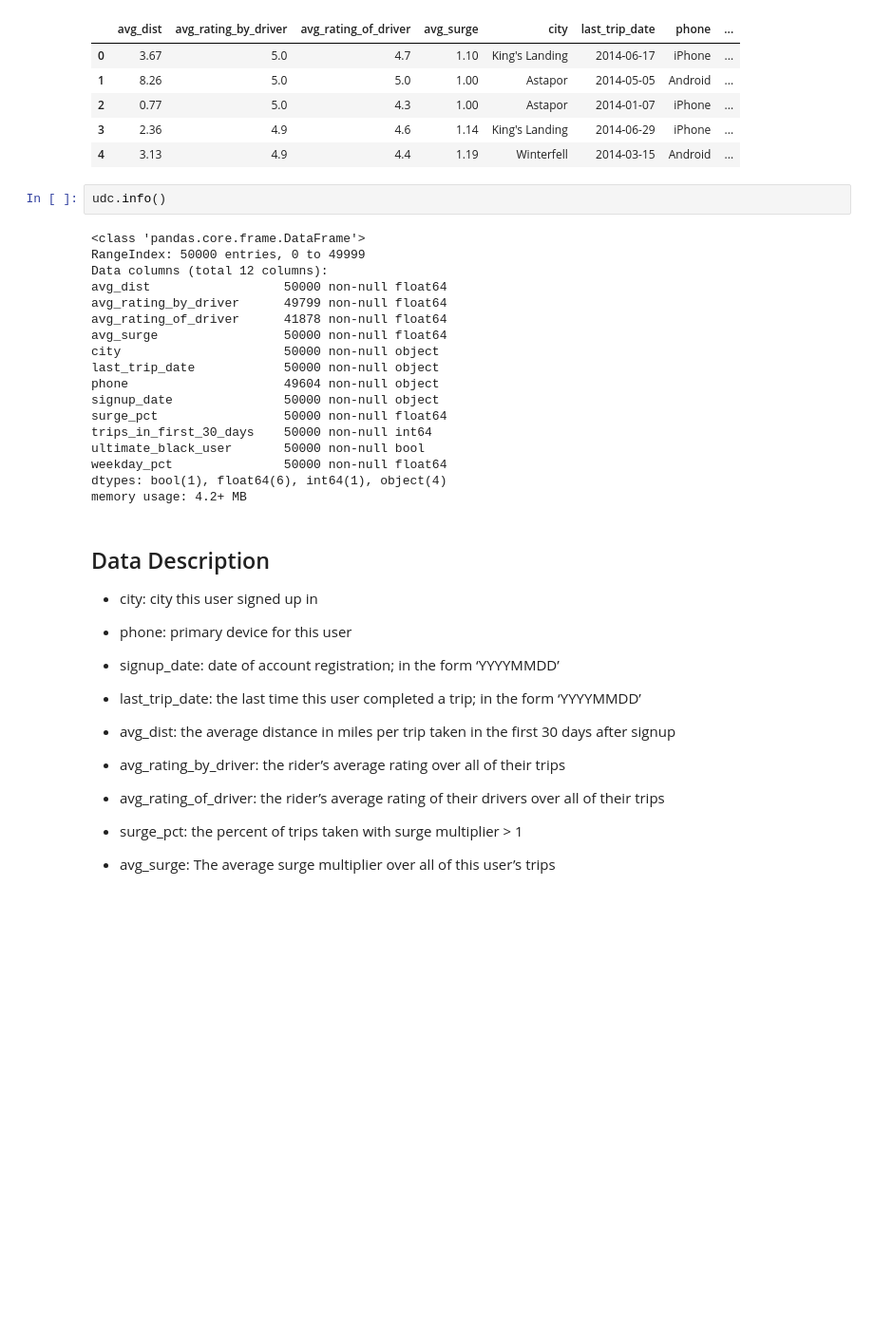
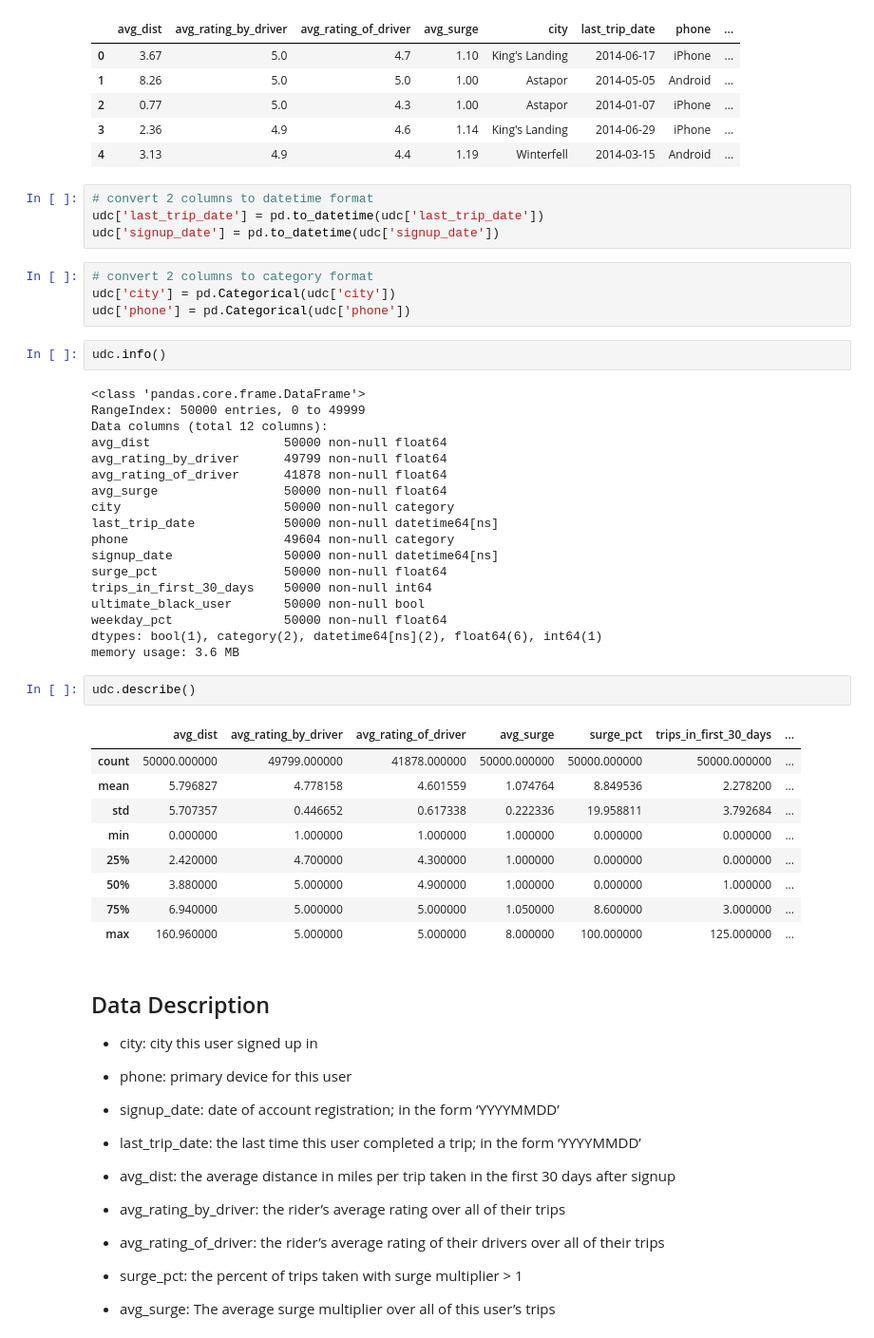
Before and after one commit to milesin3d/Springboard-MiniProjects, a Jupyter notebook: Ultimate Technologies Inc/Utimate_Technologies_Inc.ipynb, the cells around one changed output. Shown at 95% size. Drawn from its saved outputs; the diff is of its cells as text; blank space fills up the shorter version.

Commit message:
added data decriptions and convert column data types

```diff
--- a/Ultimate Technologies Inc/Utimate_Technologies_Inc.ipynb
+++ b/Ultimate Technologies Inc/Utimate_Technologies_Inc.ipynb
@@ -56,6 +56,14 @@ udc.head()
 | 2 | 0.77 | 5.0 | 4.3 | 1.00 | Astapor | 2014-01-07 | iPhone | ... |
 | 3 | 2.36 | 4.9 | 4.6 | 1.14 | King's Landing | 2014-06-29 | iPhone | ... |
 | 4 | 3.13 | 4.9 | 4.4 | 1.19 | Winterfell | 2014-03-15 | Android | ... |
+# %%
+# convert 2 columns to datetime format
+udc['last_trip_date'] = pd.to_datetime(udc['last_trip_date'])
+udc['signup_date'] = pd.to_datetime(udc['signup_date'])
+# %%
+# convert 2 columns to category format
+udc['city'] = pd.Categorical(udc['city'])
+udc['phone'] = pd.Categorical(udc['phone'])
 # %%
 udc.info()
 # %% [output]
@@ -66,16 +74,28 @@ avg_dist                  50000 non-null float64
 avg_rating_by_driver      49799 non-null float64
 avg_rating_of_driver      41878 non-null float64
 avg_surge                 50000 non-null float64
-city                      50000 non-null object
-last_trip_date            50000 non-null object
-phone                     49604 non-null object
-signup_date               50000 non-null object
+city                      50000 non-null category
+last_trip_date            50000 non-null datetime64[ns]
+phone                     49604 non-null category
+signup_date               50000 non-null datetime64[ns]
 surge_pct                 50000 non-null float64
 trips_in_first_30_days    50000 non-null int64
 ultimate_black_user       50000 non-null bool
 weekday_pct               50000 non-null float64
-dtypes: bool(1), float64(6), int64(1), object(4)
-memory usage: 4.2+ MB
+dtypes: bool(1), category(2), datetime64[ns](2), float64(6), int64(1)
+memory usage: 3.6 MB
+# %%
+udc.describe()
+# %% [output]
+|  | avg_dist | avg_rating_by_driver | avg_rating_of_driver | avg_surge | surge_pct | trips_in_first_30_days | ... |
+| count | 50000.000000 | 49799.000000 | 41878.000000 | 50000.000000 | 50000.000000 | 50000.000000 | ... |
+| mean | 5.796827 | 4.778158 | 4.601559 | 1.074764 | 8.849536 | 2.278200 | ... |
+| std | 5.707357 | 0.446652 | 0.617338 | 0.222336 | 19.958811 | 3.792684 | ... |
+| min | 0.000000 | 1.000000 | 1.000000 | 1.000000 | 0.000000 | 0.000000 | ... |
+| 25% | 2.420000 | 4.700000 | 4.300000 | 1.000000 | 0.000000 | 0.000000 | ... |
+| 50% | 3.880000 | 5.000000 | 4.900000 | 1.000000 | 0.000000 | 1.000000 | ... |
+| 75% | 6.940000 | 5.000000 | 5.000000 | 1.050000 | 8.600000 | 3.000000 | ... |
+| max | 160.960000 | 5.000000 | 5.000000 | 8.000000 | 100.000000 | 125.000000 | ... |
 # %% [markdown]
 ## Data Description
 - city: city this user signed up in
```
Also changed, not shown: parts of 3 cells of this notebook.
